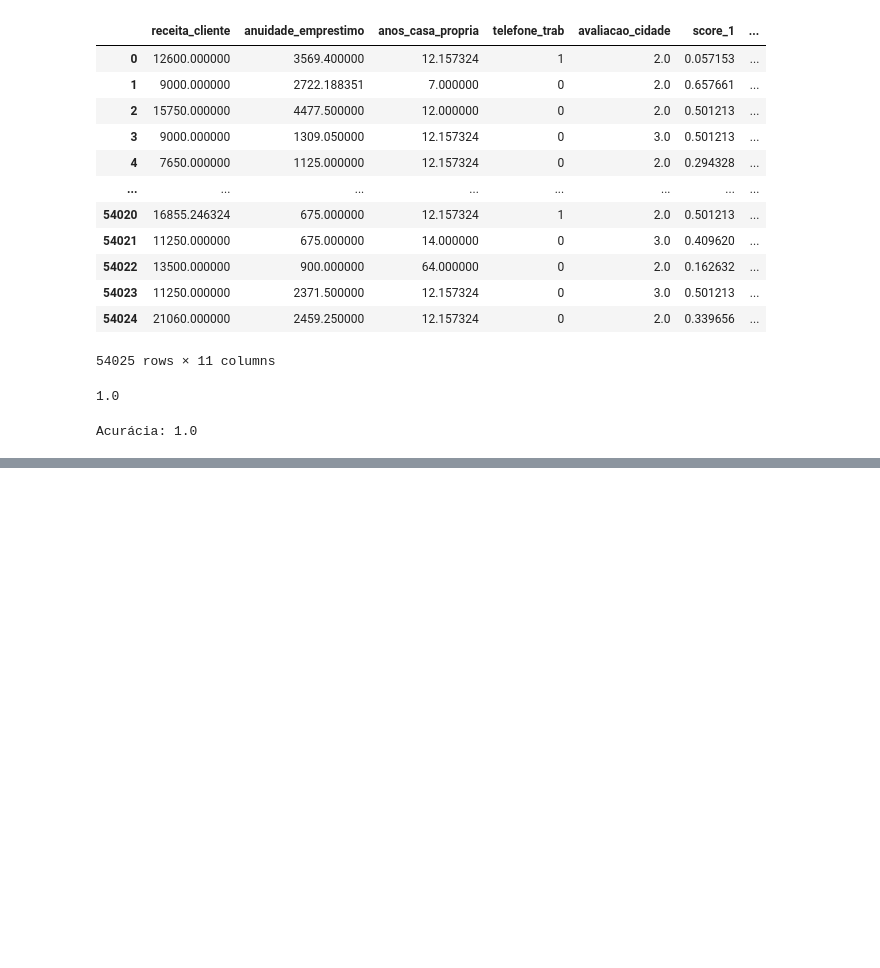
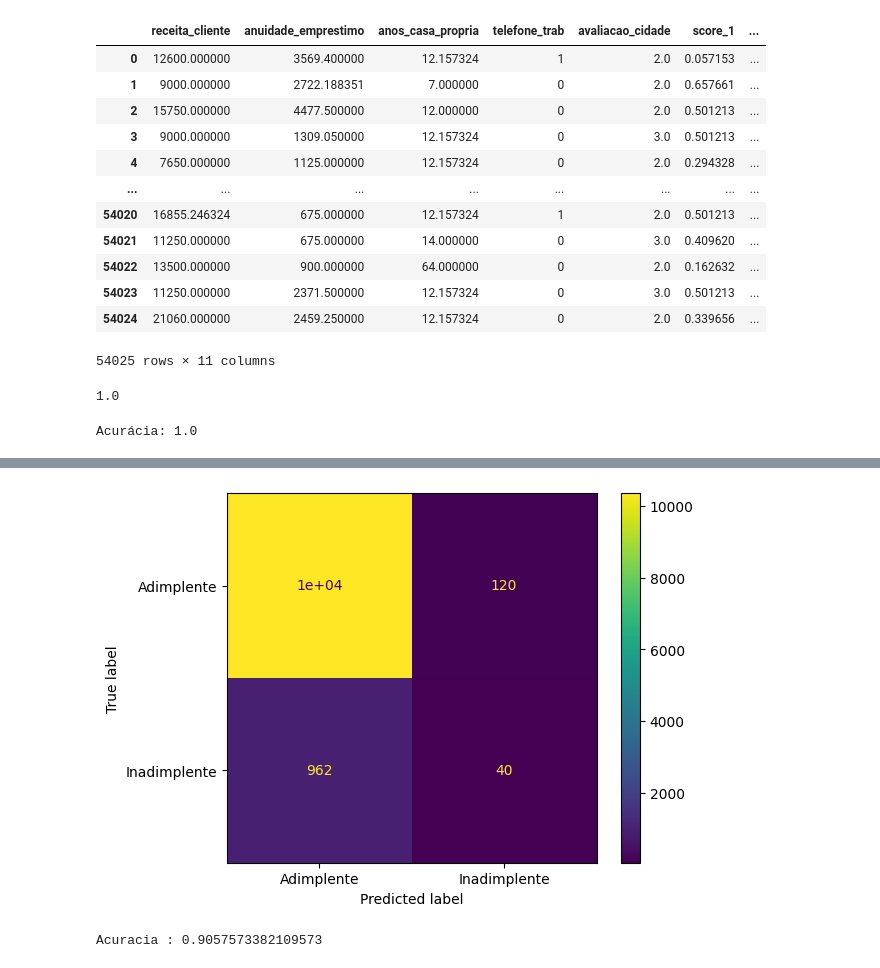
Before and after one commit to SamyrUSalem/aulasIADeClassificacao, a Jupyter notebook: Aula.ipynb, the cells around one changed output, grey strips where cells are left out. Drawn from its saved outputs; the diff is of its cells as text; code cells hidden in the pictures; blank space fills up the shorter version.

```diff
--- a/Aula.ipynb
+++ b/Aula.ipynb
@@ -70,0 +87,6 @@ Acurácia de validação: 0.9056702377841651
+# %%
+vizualizacao = ConfusionMatrixDisplay(confusion_matrix= matriz_confusao, display_labels=['Adimplente', 'Inadimplente']) #Estou trocando os valores de 0 e 1 que aparecem no grtafico acima
+vizualizacao.plot();
+#1e+04 seria 10 elevado a 4, no caso seria 10000
+# %% [output]
+[figure, added]
@@ -70,0 +95,4 @@ Acurácia de validação: 0.9056702377841651
+# %%
+print(f'Acuracia : {accuracy_score(y_val, y_previsto)} ')
+# %% [output]
+Acuracia : 0.9057573382109573
```
Also changed, not shown: parts of 7 cells of this notebook, 1 other file.
